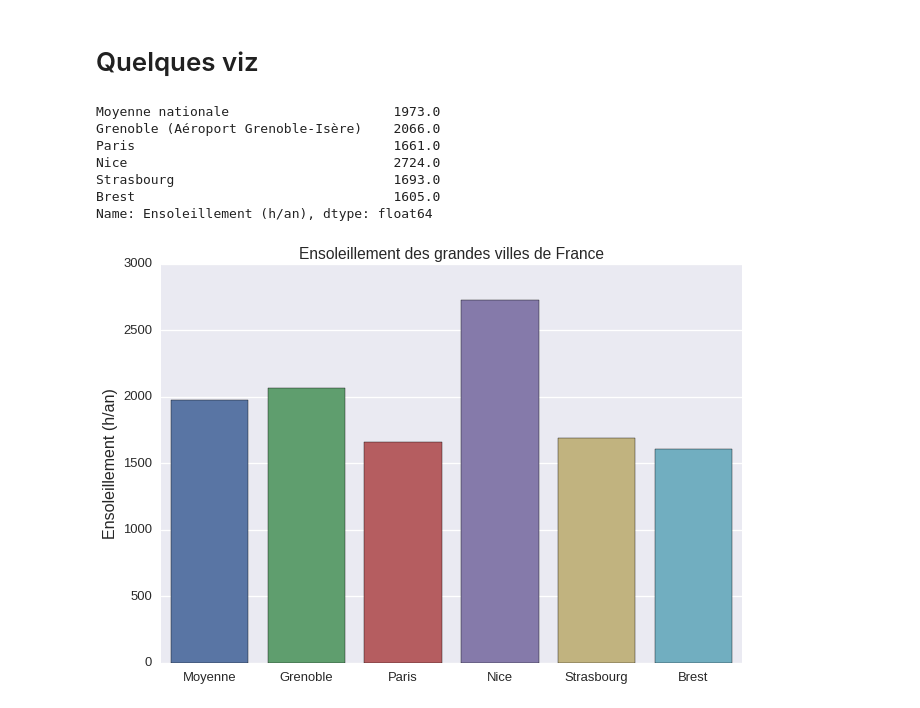
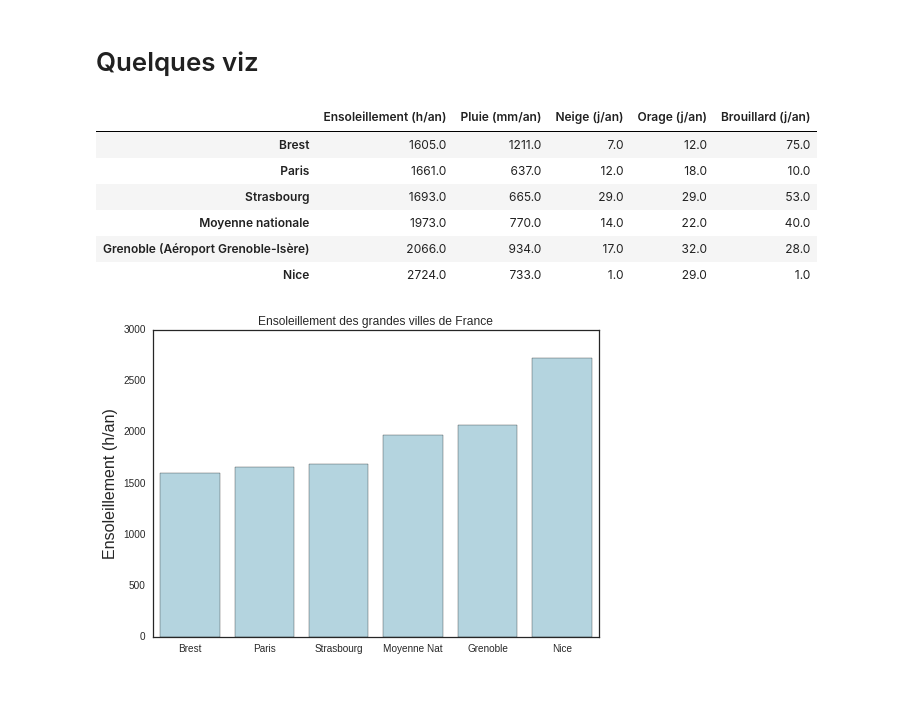
Before and after one commit to BrunFlorimond/ExercicesDataScience, a Jupyter notebook: WebScraping/EnsoleillementGrenobleWikipedia.ipynb, the cells around one changed output. Saved outputs shown, nothing was run; the diff lists cells and outputs as text; code cells hidden in the pictures.

Commit message:
Amelioration de EnsoleillementGrenobleWikipedia (Ajouts de screenshot et sort sur les graphiques)

```diff
--- a/WebScraping/EnsoleillementGrenobleWikipedia.ipynb
+++ b/WebScraping/EnsoleillementGrenobleWikipedia.ipynb
@@ -29,6 +30,6 @@ page = urllib.request.urlopen(url).read()
 # %%
 # On tranforme le text en document BS
-soup = bs4.BeautifulSoup(page)
+soup = bs4.BeautifulSoup(page,"lxml")
 
 # On ne recupere que les tableaux
 table = soup.find_all('table')
@@ -57,6 +58,4 @@ valeurs = [[float(td.text.replace(' ','')) for td in lotd] for lotd in valeurs]
 
 # Enregistrement au format python
 df = pd.DataFrame(valeurs,index = entetesL,columns = entetesC[1:])
-
-print(df)
 # %% [output]
@@ -81,20 +69,22 @@ Brest                                              1605.0         1211.0
 # %% [markdown]
 # Quelques viz
 # %%
-df["Ensoleillement (h/an)"]
+classeParEnsoleillement = df.sort_values(by='Ensoleillement (h/an)')
+classeParEnsoleillement
 # %% [output]
-Moyenne nationale                     1973.0
-Grenoble (Aéroport Grenoble-Isère)    2066.0
-Paris                                 1661.0
-Nice                                  2724.0
-Strasbourg                            1693.0
-Brest                                 1605.0
-Name: Ensoleillement (h/an), dtype: float64
+|  | Ensoleillement (h/an) | Pluie (mm/an) | Neige (j/an) | Orage (j/an) | Brouillard (j/an) |
+| Brest | 1605.0 | 1211.0 | 7.0 | 12.0 | 75.0 |
+| Paris | 1661.0 | 637.0 | 12.0 | 18.0 | 10.0 |
+| Strasbourg | 1693.0 | 665.0 | 29.0 | 29.0 | 53.0 |
+| Moyenne nationale | 1973.0 | 770.0 | 14.0 | 22.0 | 40.0 |
+| Grenoble (Aéroport Grenoble-Isère) | 2066.0 | 934.0 | 17.0 | 32.0 | 28.0 |
+| Nice | 2724.0 | 733.0 | 1.0 | 29.0 | 1.0 |
 # %%
-with sns.axes_style("darkgrid"):
-    sns.barplot(x = ["Moyenne", "Grenoble","Paris","Nice","Strasbourg","Brest"],
-                y="Ensoleillement (h/an)",data = df.reset_index())
+classeParEnsoleillement = df.sort_values(by='Ensoleillement (h/an)')
+with sns.axes_style("white"):
+    sns.barplot(x = ['Brest','Paris','Strasbourg','Moyenne Nat','Grenoble','Nice'],
+                y="Ensoleillement (h/an)",data = classeParEnsoleillement,color="lightblue")
     plt.title('Ensoleillement des grandes villes de France')
     plt.ylabel('Ensoleillement (h/an)', fontsize=16)
 # %% [output]
-[figure, old version]
+[figure, new version]
```
Also changed, not shown: parts of 6 cells of this notebook, 1 other file.
